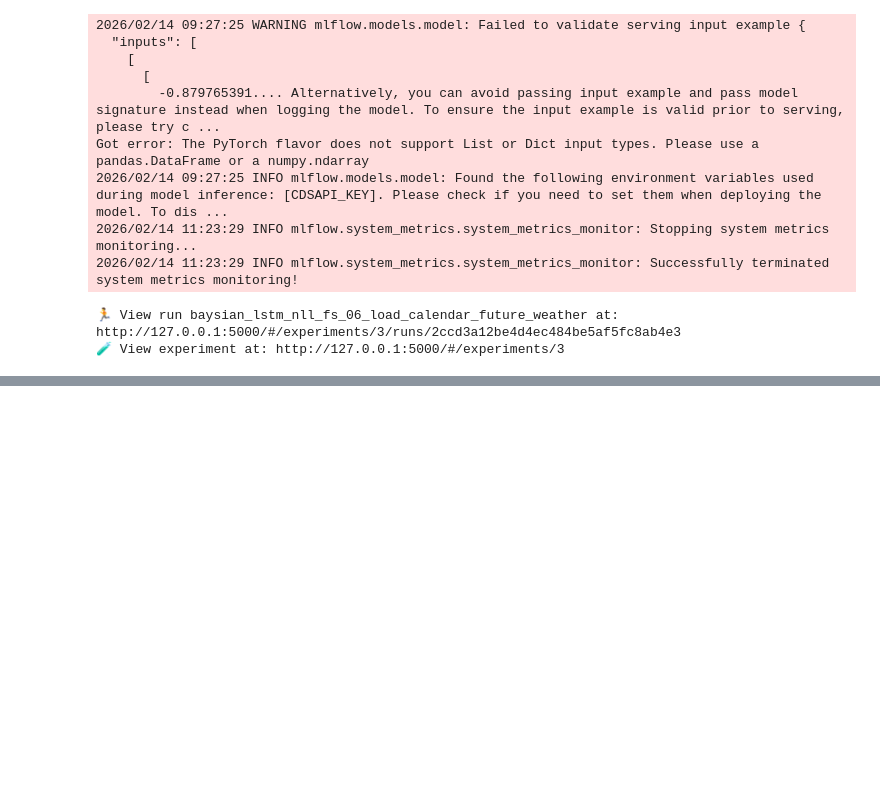
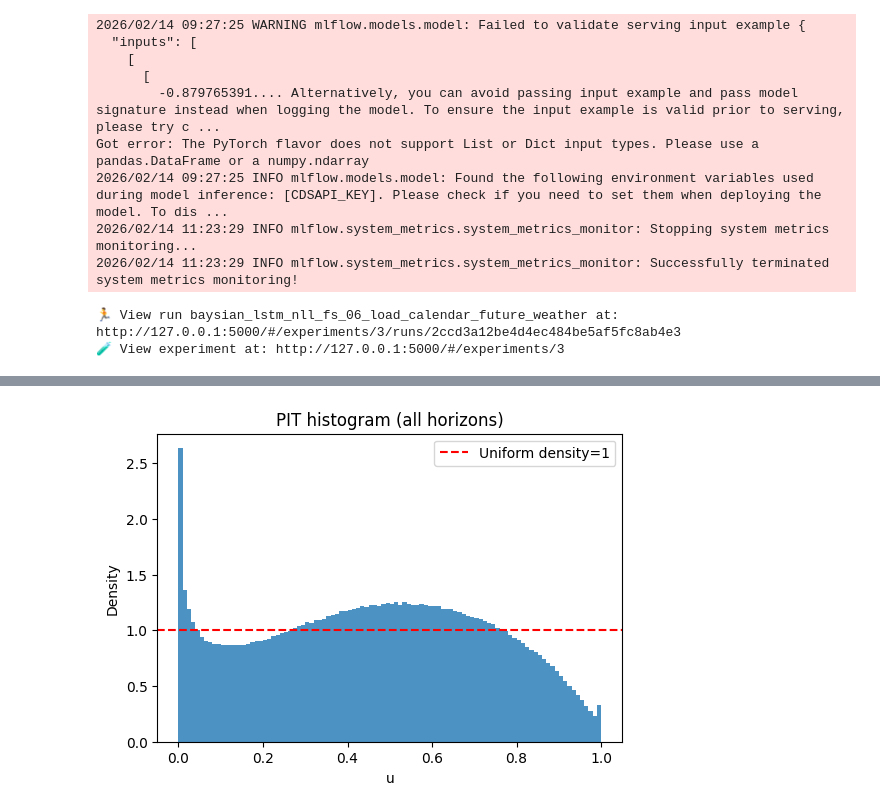
Before and after one commit to LucasHausi/probabilistic-load-forecast-project, a Jupyter notebook: notebooks/modelling/bayesian_lstm.ipynb, the cells around one changed output, grey strips where cells are left out. Cells and saved outputs as stored; diff of their text form; code cells hidden in the pictures; blank space fills up the shorter version.

Commit message:
implement PIT calculation for the bayesian model for sanity checks and rename the outputted var to var_raw

```diff
--- a/notebooks/modelling/bayesian_lstm.ipynb
+++ b/notebooks/modelling/bayesian_lstm.ipynb
@@ -396,11 +396,11 @@ optim = torch.optim.Adam(
     **optim_kwargs
 )
 
-gauss_nll = torch.nn.GaussianNLLLoss(eps=1e-6, reduction="mean") #torch.nn.MSELoss()
+gauss_nll = torch.nn.GaussianNLLLoss(eps=1e-3, reduction="mean") #torch.nn.MSELoss()
 
 def nll_criterion(pred_params, y):
-    mu, log_var = torch.chunk(pred_params, 2, dim=-1)
-    var = torch.nn.functional.softplus(log_var) + 1e-3
+    mu, var_raw = torch.chunk(pred_params, 2, dim=-1)
+    var = torch.nn.functional.softplus(var_raw) + 1e-3
     return gauss_nll(mu, y, var)
 
 train_dataloader = DataLoader(
@@ -490,8 +490,8 @@ with mlflow.start_run(run_name=f"baysian_lstm_nll_fs_06_load_calendar_future_wea
                     )
 
                     pred_samples = torch.stack([model(xb) for _ in range(VAL_EVAL_SAMPLE_NBR)], dim=0)
-                    mu_s, log_var_s = torch.chunk(pred_samples, 2, dim=-1)
-                    var_s = torch.nn.functional.softplus(log_var_s) + 1e-6
+                    mu_s, var_raw_s = torch.chunk(pred_samples, 2, dim=-1)
+                    var_s = torch.nn.functional.softplus(var_raw_s) + 1e-3
                     mu_pred = mu_s.mean(dim=0)
                     var_pred = var_s.mean(dim=0) + mu_s.var(dim=0, unbiased=False)
                     nll = gauss_nll(mu_pred, yb, var_pred)
@@ -570,8 +570,8 @@ with mlflow.start_run(run_name=f"baysian_lstm_nll_fs_06_load_calendar_future_wea
                 yb = yb.to(DEVICE)
 
                 samples = torch.stack([best_model(xb) for _ in range(TEST_SAMPLE_NBR)], dim=0)  # [S, N, 2H]
-                mu_s, log_var_s = torch.chunk(samples, 2, dim=-1)                                # [S, N, H], [S, N, H]
-                var_s = torch.nn.functional.softplus(log_var_s) + 1e-6
+                mu_s, var_raw_s = torch.chunk(samples, 2, dim=-1)                                # [S, N, H], [S, N, H]
+                var_s = torch.nn.functional.softplus(var_raw_s) + 1e-3
 
                 mu_scaled = mu_s.mean(dim=0)  # point forecast in scaled space, [N, H]
                 pred_var_scaled = var_s.mean(dim=0) + mu_s.var(dim=0, unbiased=False)  # total predictive var
@@ -640,6 +640,6 @@ Got error: The PyTorch flavor does not support List or Dict input types. Please
 # %%
 ranked_checkpoints = mlflow.search_logged_models(
-    filter_string=f"source_run_id='0df404bd6fee454788a60bacb548f643'",
+    filter_string=f"source_run_id='2ccd3a12be4d4ec484be5af5fc8ab4e3'",
     order_by=[{"field_name": "metrics.val_nll", "ascending": True}],
     output_format="list",
 )
@@ -701,0 +675,31 @@ for h in [0, 3, 11, 23, 47, 95]:
+# %%
+loaded_model.to(DEVICE)
+
+test_dataloader = DataLoader(
+    dataset=test_dataset,
+    batch_size=2048,
+    shuffle=False
+)
+
+all_u = []
+for xb, yb in test_dataloader:
+    xb, yb = xb.to(DEVICE), yb.to(DEVICE)
+
+    u = pit_values_gaussian_mixture(loaded_model, xb, yb, S=100) # N, H
+    all_u.append(u.cpu().numpy())
+
+u_full = np.concatenate(all_u, axis=0)
+u_flat = u_full.ravel()
+# %%
+import matplotlib.pyplot as plt
+
+plt.figure(figsize=(6,4))
+plt.hist(u_flat, bins=100, range=(0,1), density=True, alpha=0.8)
+plt.axhline(1.0, color='r', linestyle='--', label='Uniform density=1')
+plt.title("PIT histogram (all horizons)")
+plt.xlabel("u")
+plt.ylabel("Density")
+plt.legend()
+plt.show()
+# %% [output]
+[figure, added]
```
Also changed, not shown: parts of 9 cells of this notebook.
